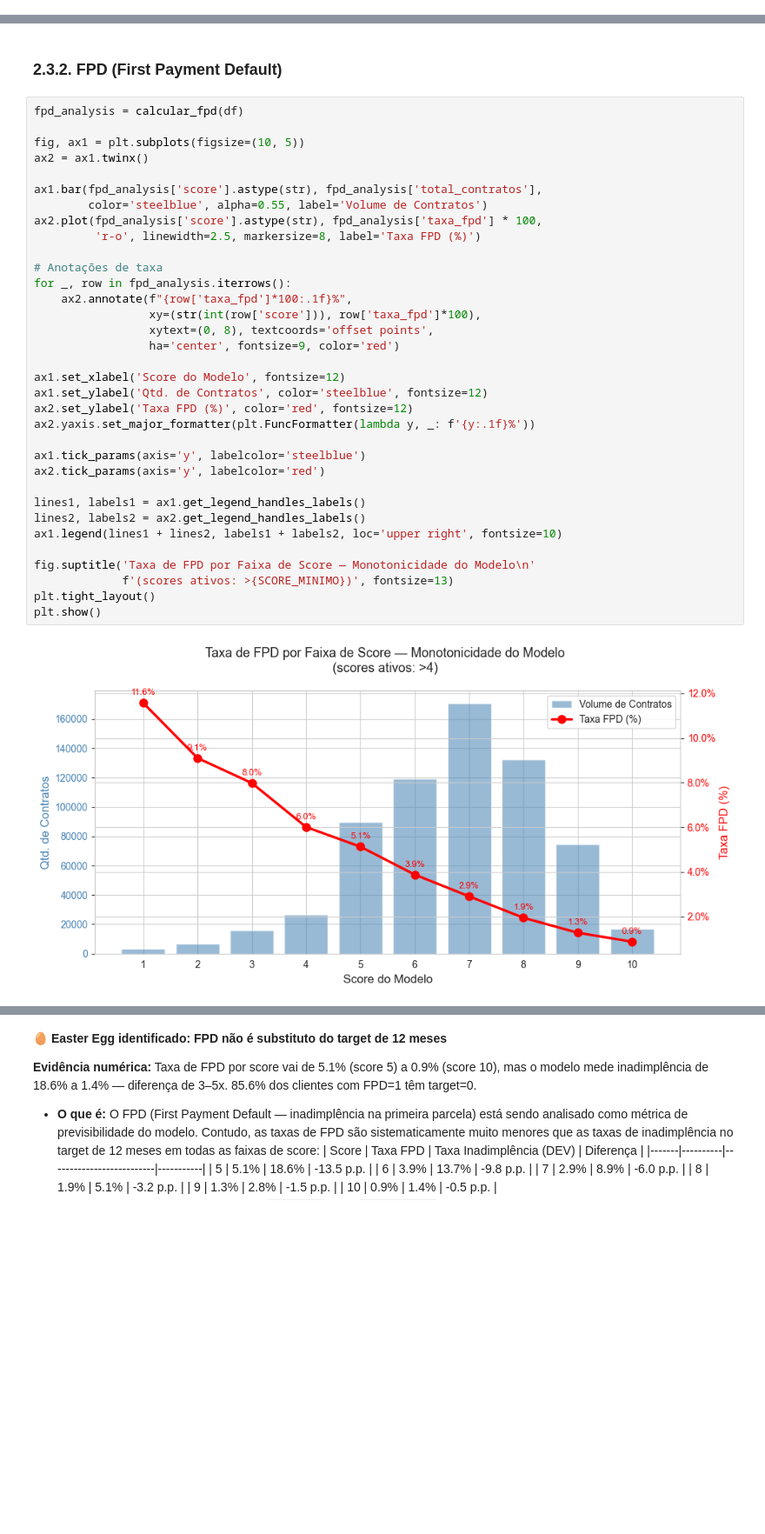
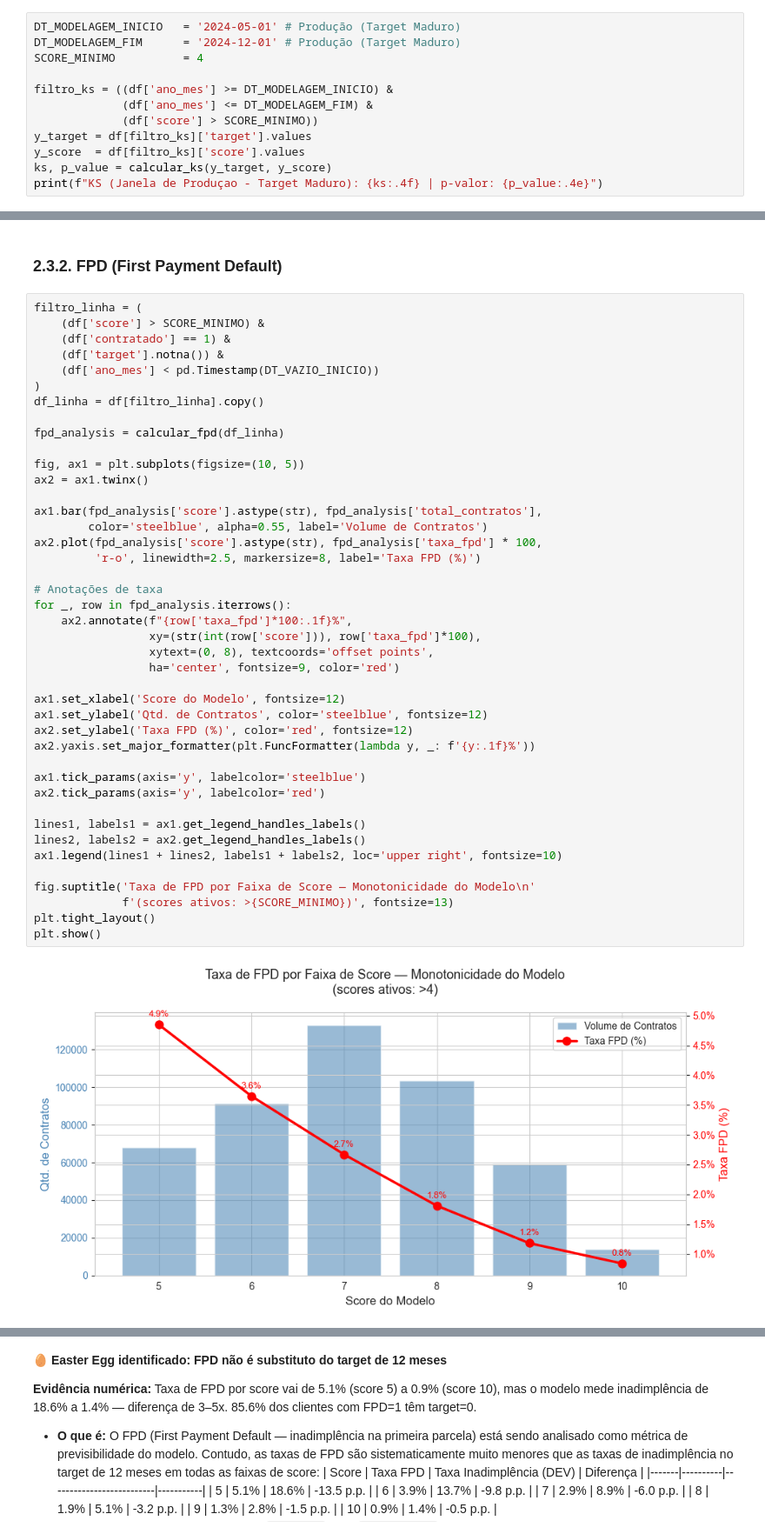
Before and after one commit to paulawehdorn/credit_default_monitoramento_de_modelos, a Jupyter notebook: notebook/mm_trab.ipynb, the cells around one changed output, grey strips where cells are left out. Shown at 87% size. Drawn from its saved outputs; the diff is of its cells as text; blank space fills up the shorter version.

```diff
--- a/notebook/mm_trab.ipynb
+++ b/notebook/mm_trab.ipynb
@@ -1538,0 +1541,12 @@ plt.show()
+# %%
+DT_MODELAGEM_INICIO   = '2024-05-01' # Produção (Target Maduro)
+DT_MODELAGEM_FIM      = '2024-12-01' # Produção (Target Maduro)
+SCORE_MINIMO          = 4
+
+filtro_ks = ((df['ano_mes'] >= DT_MODELAGEM_INICIO) &
+             (df['ano_mes'] <= DT_MODELAGEM_FIM) &
+             (df['score'] > SCORE_MINIMO))
+y_target = df[filtro_ks]['target'].values
+y_score  = df[filtro_ks]['score'].values
+ks, p_value = calcular_ks(y_target, y_score)
+print(f"KS (Janela de Produçao - Target Maduro): {ks:.4f} | p-valor: {p_value:.4e}")
@@ -1833,40 +1902,48 @@ plt.show()
 # %% [markdown]
 ### 2.3.2. FPD (First Payment Default)
 # %%
-fpd_analysis = calcular_fpd(df)
+filtro_linha = (
+    (df['score'] > SCORE_MINIMO) &
+    (df['contratado'] == 1) &
+    (df['target'].notna()) &
+    (df['ano_mes'] < pd.Timestamp(DT_VAZIO_INICIO))
+)
+df_linha = df[filtro_linha].copy()
+
+fpd_analysis = calcular_fpd(df_linha)
 
 fig, ax1 = plt.subplots(figsize=(10, 5))
 ax2 = ax1.twinx()
 
 ax1.bar(fpd_analysis['score'].astype(str), fpd_analysis['total_contratos'],
         color='steelblue', alpha=0.55, label='Volume de Contratos')
 ax2.plot(fpd_analysis['score'].astype(str), fpd_analysis['taxa_fpd'] * 100,
          'r-o', linewidth=2.5, markersize=8, label='Taxa FPD (%)')
 
 # Anotações de taxa
 for _, row in fpd_analysis.iterrows():
     ax2.annotate(f"{row['taxa_fpd']*100:.1f}%",
                  xy=(str(int(row['score'])), row['taxa_fpd']*100),
                  xytext=(0, 8), textcoords='offset points',
                  ha='center', fontsize=9, color='red')
 
 ax1.set_xlabel('Score do Modelo', fontsize=12)
 ax1.set_ylabel('Qtd. de Contratos', color='steelblue', fontsize=12)
 ax2.set_ylabel('Taxa FPD (%)', color='red', fontsize=12)
 ax2.yaxis.set_major_formatter(plt.FuncFormatter(lambda y, _: f'{y:.1f}%'))
 
 ax1.tick_params(axis='y', labelcolor='steelblue')
 ax2.tick_params(axis='y', labelcolor='red')
 
 lines1, labels1 = ax1.get_legend_handles_labels()
 lines2, labels2 = ax2.get_legend_handles_labels()
 ax1.legend(lines1 + lines2, labels1 + labels2, loc='upper right', fontsize=10)
 
 fig.suptitle('Taxa de FPD por Faixa de Score — Monotonicidade do Modelo\n'
              f'(scores ativos: >{SCORE_MINIMO})', fontsize=13)
 plt.tight_layout()
 plt.show()
 # %% [output]
-[figure, old version]
+[figure, new version]
 # %%
 # Uso:
```
Also changed, not shown: parts of 8 cells of this notebook.
